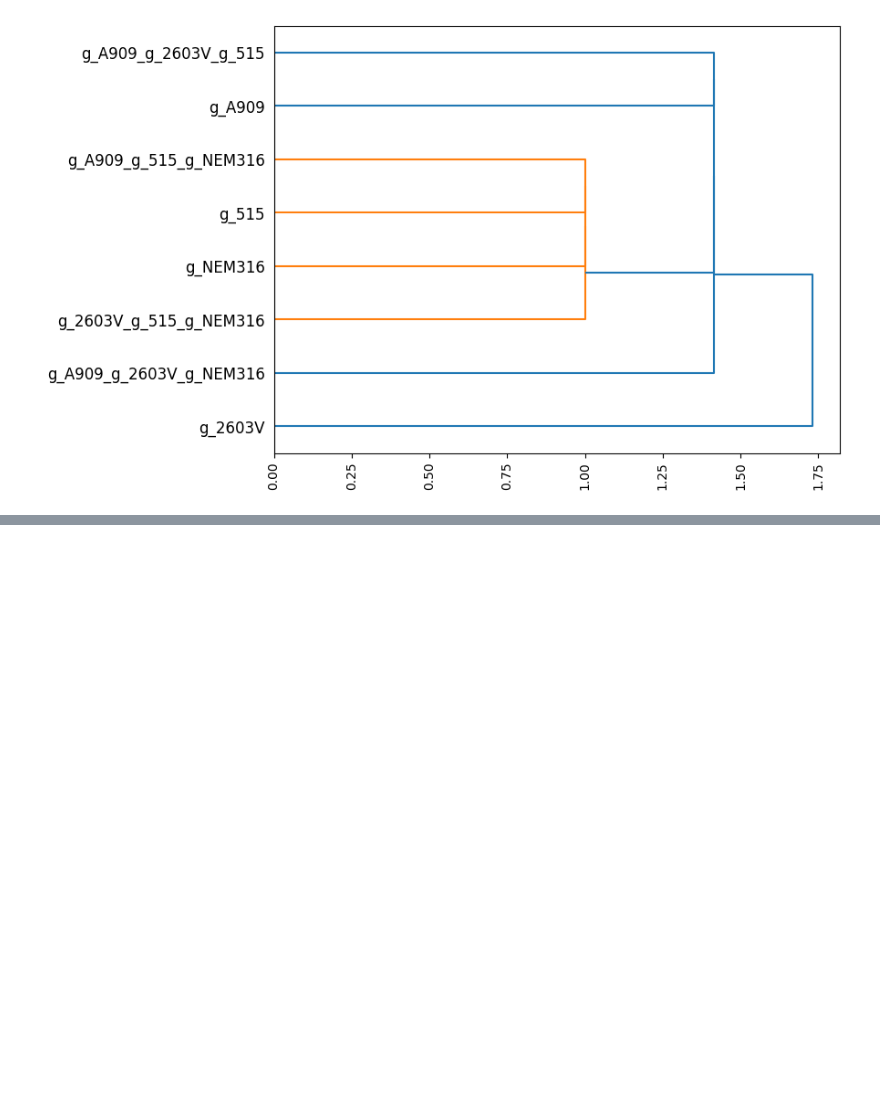
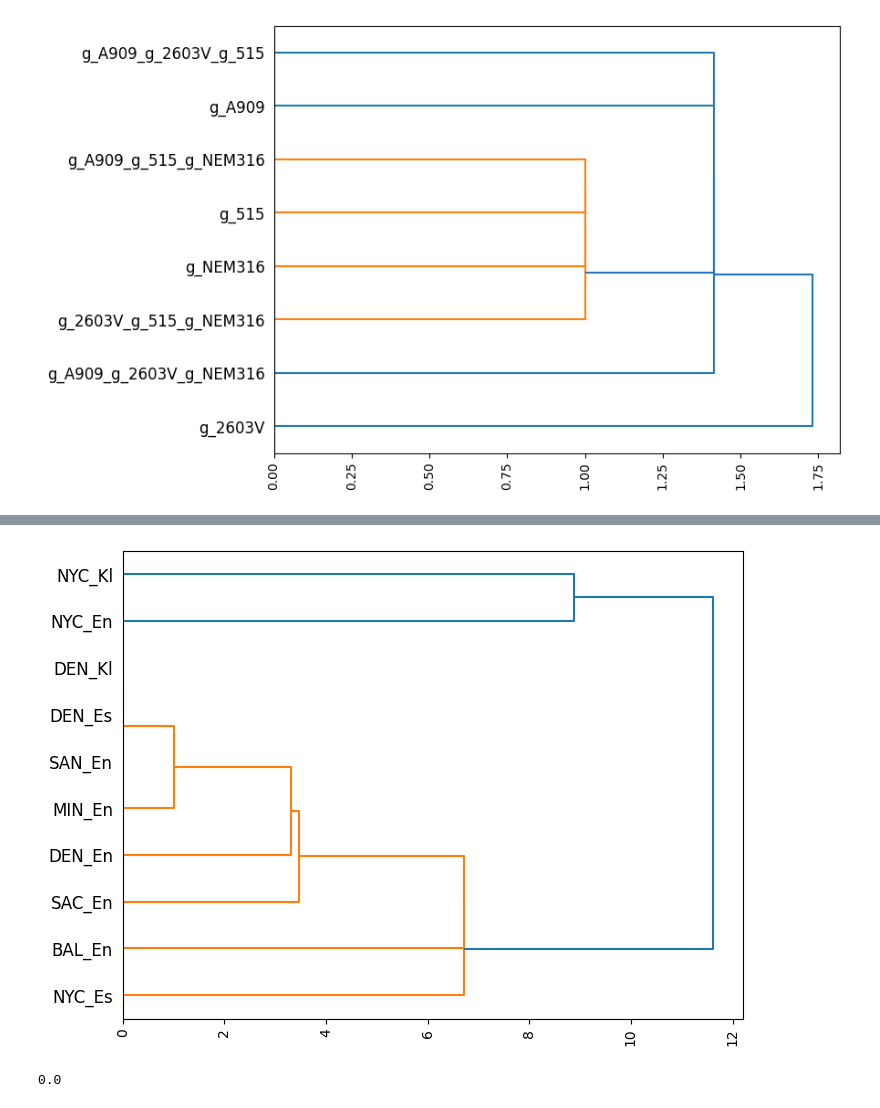
Before and after one commit to shadayguerrero/TDA-Metaganomas, a Jupyter notebook: examples-TDA/tda_genes.ipynb, the cells around one changed output, grey strips where cells are left out. Drawn from its saved outputs; the diff is of its cells as text; code cells hidden in the pictures; blank space fills up the shorter version.

```diff
--- a/examples-TDA/tda_genes.ipynb
+++ b/examples-TDA/tda_genes.ipynb
@@ -323,3 +341,9 @@ plot_cladogram(genomas)
 plot_cladogram(genomas)
 # %% [output]
 [figure]
+# %%
+
+
+df = pd.read_csv("/home/shaday/GIT/cambda2023/Resistencia/data/230622_AMR_mysterious_ETBC_all_nelly.csv", index_col=0)
+df2=df.iloc[-10:,3:]
+df2
@@ -325,0 +364,5 @@ plot_cladogram(genomas)
+# %%
+df2=df2.T
+# %%
+df2=df2.astype(int)
+df2
@@ -325,0 +383,5 @@ plot_cladogram(genomas)
+# %%
+genomas_id = {}
+for columna in df2.columns:
+    genomas_id[columna] = list(np.array(df2[columna]))
+genomas_id
@@ -325,0 +406,12 @@ plot_cladogram(genomas)
+# %%
+plot_cladogram(genomas_id)
+# %% [output]
+[figure, added]
+# %%
+genomas_id["DEN_Kl"]
+suma =0
+for i in genomas_id["DEN_Kl"]:
+    suma=i + suma
+suma
+# %% [output]
+0.0
```
Also changed, not shown: parts of 12 cells of this notebook, 35 other files.
